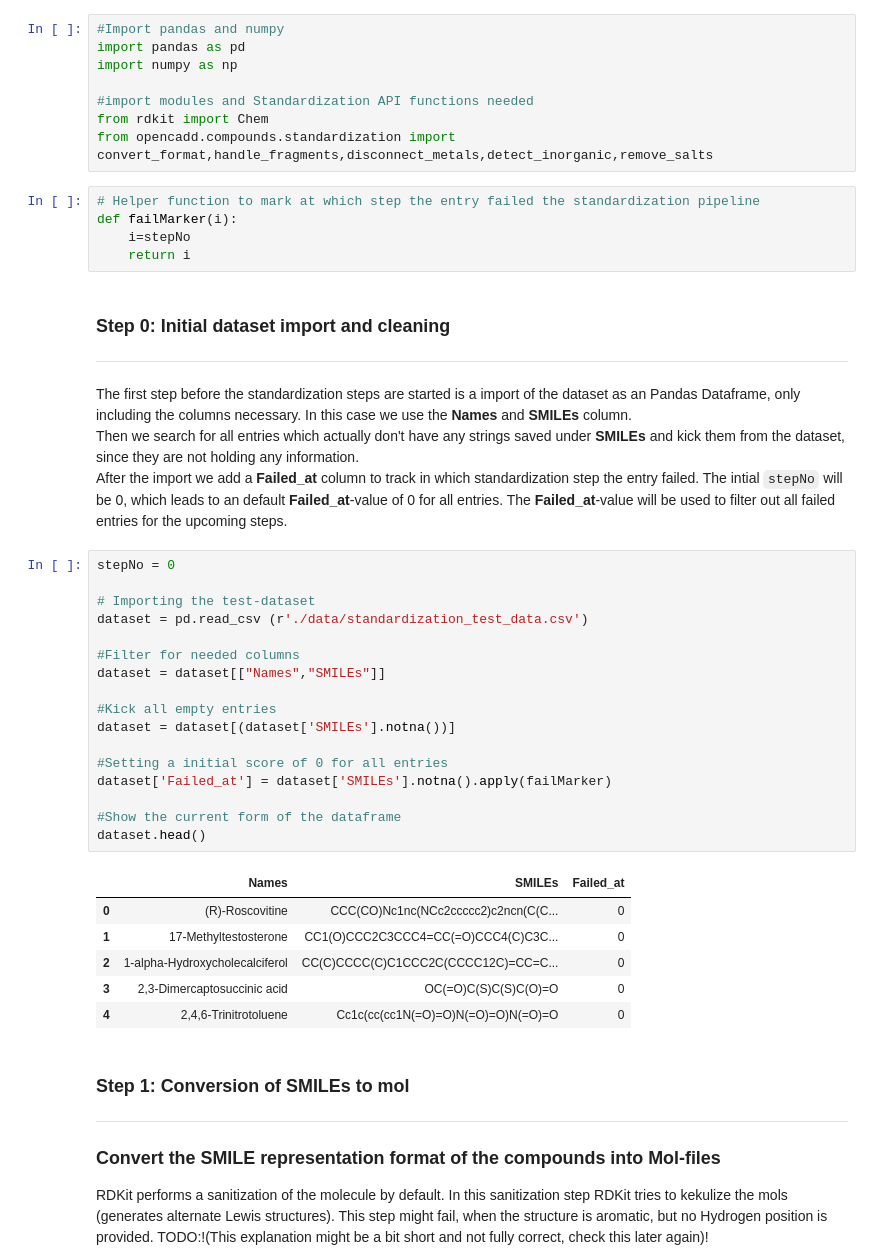
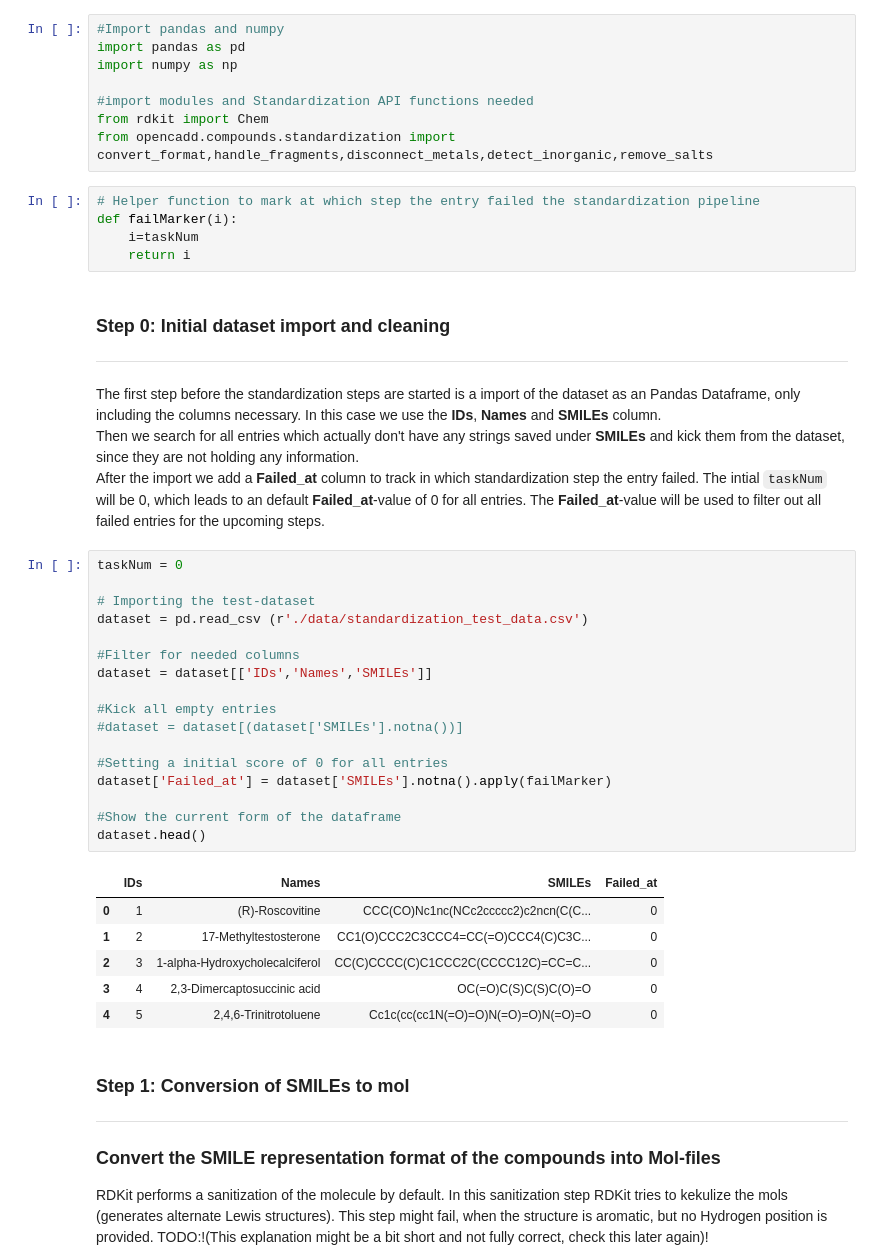
Before and after one commit to volkamerlab/opencadd, a Jupyter notebook: docs/tutorials/standardization.ipynb, the cells around one changed output. Drawn from its saved outputs; the diff is of its cells as text.

```diff
--- a/docs/tutorials/standardization.ipynb
+++ b/docs/tutorials/standardization.ipynb
@@ -24,39 +24,39 @@ from opencadd.compounds.standardization import convert_format,handle_fragments,d
 # %%
 # Helper function to mark at which step the entry failed the standardization pipeline
 def failMarker(i):
-    i=stepNo
+    i=taskNum
     return i
 # %% [markdown]
 ###  Step 0: Initial dataset import and cleaning
 ------------------------------------------------
-The first step before the standardization steps are started is a import of the dataset as an Pandas Dataframe, only including the columns necessary. In this case we use the <b>Names</b> and <b>SMILEs</b> column.<br>
+The first step before the standardization steps are started is a import of the dataset as an Pandas Dataframe, only including the columns necessary. In this case we use the <b>IDs</b>, <b>Names</b> and <b>SMILEs</b> column.<br>
 Then we search for all entries which actually don't have any strings saved under <b>SMILEs</b> and kick them from the dataset, since they are not holding any information.<br>
 After the import we add a <b>Failed_at</b> column to track in which standardization step the entry failed.
-The intial `stepNo` will be 0, which leads to an default <b>Failed_at</b>-value of 0 for all entries. The <b>Failed_at</b>-value will be used to filter out all failed entries for the upcoming steps.
+The intial `taskNum` will be 0, which leads to an default <b>Failed_at</b>-value of 0 for all entries. The <b>Failed_at</b>-value will be used to filter out all failed entries for the upcoming steps.
 # %%
-stepNo = 0
+taskNum = 0
 
 # Importing the test-dataset
 dataset = pd.read_csv (r'./data/standardization_test_data.csv')
 
 #Filter for needed columns
-dataset = dataset[["Names","SMILEs"]]
+dataset = dataset[['IDs','Names','SMILEs']]
 
 #Kick all empty entries
-dataset = dataset[(dataset['SMILEs'].notna())]
+#dataset = dataset[(dataset['SMILEs'].notna())]
 
 #Setting a initial score of 0 for all entries
 dataset['Failed_at'] = dataset['SMILEs'].notna().apply(failMarker)
 
 #Show the current form of the dataframe
 dataset.head()
 # %% [output]
-|  | Names | SMILEs | Failed_at |
-| 0 | (R)-Roscovitine | CCC(CO)Nc1nc(NCc2ccccc2)c2ncn(C(C... | 0 |
-| 1 | 17-Methyltestosterone | CC1(O)CCC2C3CCC4=CC(=O)CCC4(C)C3C... | 0 |
-| 2 | 1-alpha-Hydroxycholecalciferol | CC(C)CCCC(C)C1CCC2C(CCCC12C)=CC=C... | 0 |
-| 3 | 2,3-Dimercaptosuccinic acid | OC(=O)C(S)C(S)C(O)=O | 0 |
-| 4 | 2,4,6-Trinitrotoluene | Cc1c(cc(cc1N(=O)=O)N(=O)=O)N(=O)=O | 0 |
+|  | IDs | Names | SMILEs | Failed_at |
+| 0 | 1 | (R)-Roscovitine | CCC(CO)Nc1nc(NCc2ccccc2)c2ncn(C(C... | 0 |
+| 1 | 2 | 17-Methyltestosterone | CC1(O)CCC2C3CCC4=CC(=O)CCC4(C)C3C... | 0 |
+| 2 | 3 | 1-alpha-Hydroxycholecalciferol | CC(C)CCCC(C)C1CCC2C(CCCC12C)=CC=C... | 0 |
+| 3 | 4 | 2,3-Dimercaptosuccinic acid | OC(=O)C(S)C(S)C(O)=O | 0 |
+| 4 | 5 | 2,4,6-Trinitrotoluene | Cc1c(cc(cc1N(=O)=O)N(=O)=O)N(=O)=O | 0 |
 # %% [markdown]
 ### Step 1: Conversion of SMILEs to mol
 ------------------------------------------
```
Also changed, not shown: parts of 5 cells of this notebook.
